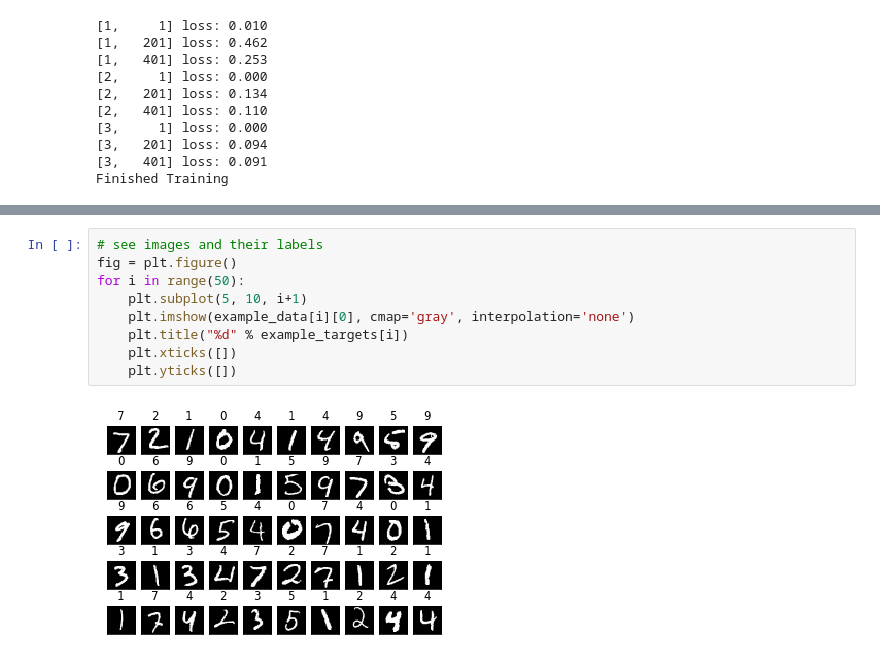
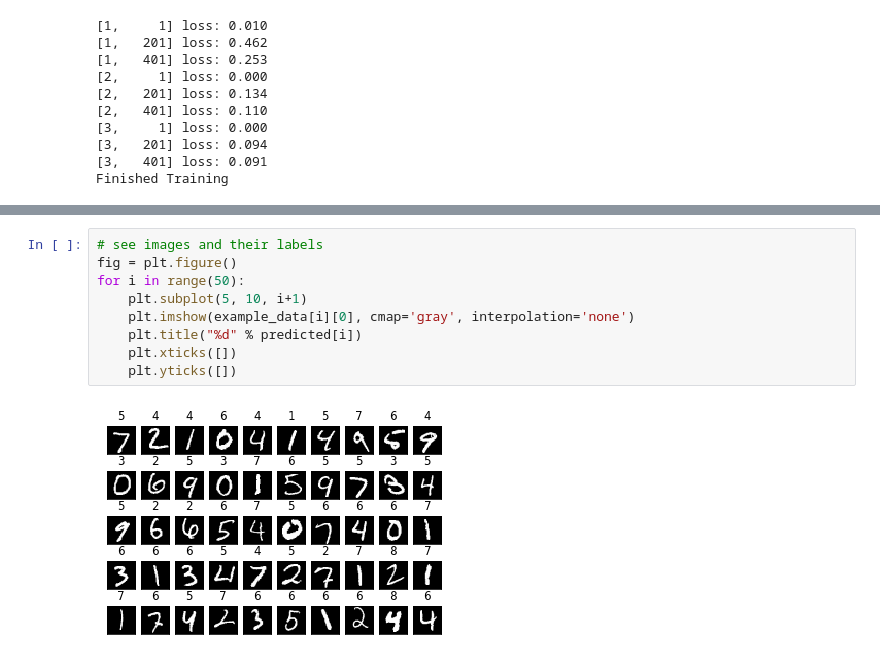
Before and after one commit to kushkhosla96/QuantumImageClassification, a Jupyter notebook: ConvNetClassification.ipynb, the cells around one changed output, grey strips where cells are left out. Cells and saved outputs as stored; diff of their text form.

```diff
--- a/ConvNetClassification.ipynb
+++ b/ConvNetClassification.ipynb
@@ -101,11 +101,11 @@ tensor([7, 2, 1, 0, 4, 1, 4, 9, 5, 9, 0, 6, 9, 0, 1, 5, 9, 7, 3, 4, 9, 6, 6, 5,
 # %%
 # see images and their labels
 fig = plt.figure()
 for i in range(50):
     plt.subplot(5, 10, i+1)
     plt.imshow(example_data[i][0], cmap='gray', interpolation='none')
-    plt.title("%d" % example_targets[i])
+    plt.title("%d" % predicted[i])
     plt.xticks([])
     plt.yticks([])
 # %% [output]
-[figure, old version]
+[figure, new version]
```
Also changed, not shown: parts of 2 cells of this notebook, 7 other files.
